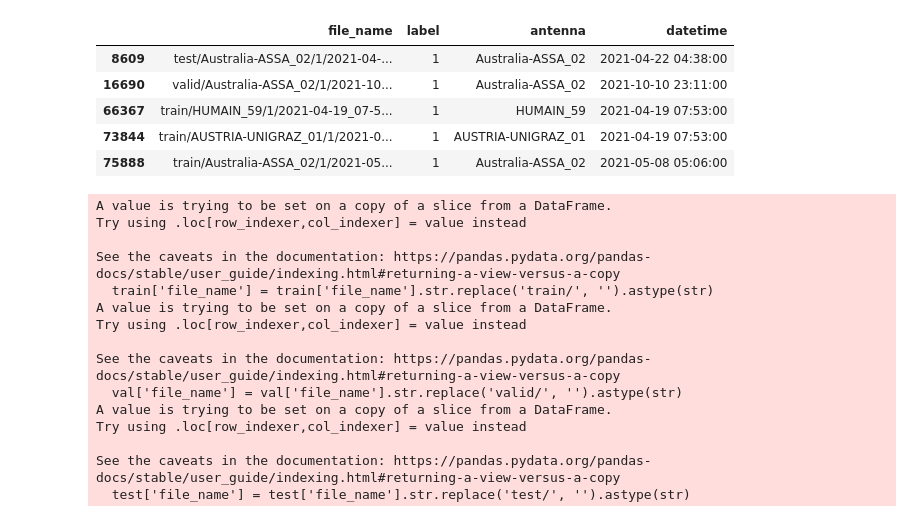
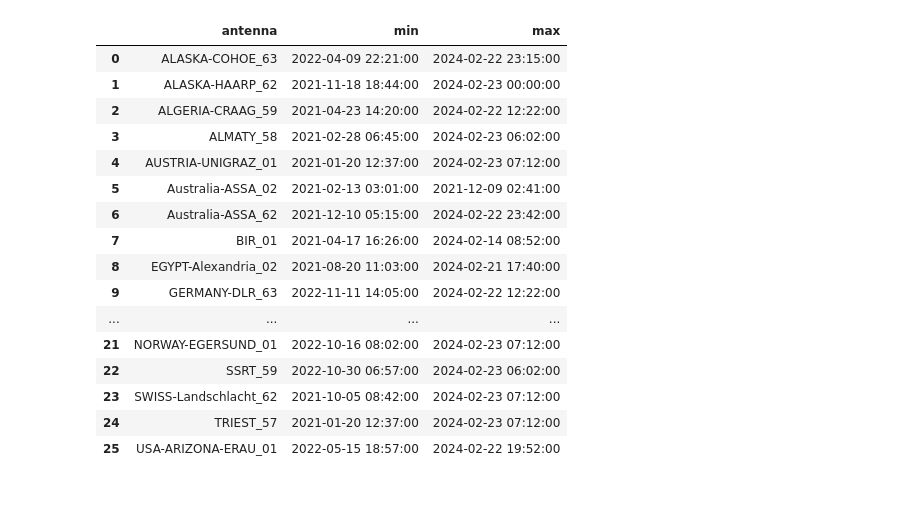
Before and after one commit to i4Ds/Radio-sunburst-labelcreation, a Jupyter notebook: hu_dataset.ipynb, the cells around one changed output. Drawn from its saved outputs; the diff is of its cells as text; code cells hidden in the pictures; blank space fills up the shorter version.

```diff
--- a/hu_dataset.ipynb
+++ b/hu_dataset.ipynb
@@ -17,30 +19,0 @@ df['datetime'] = pd.to_datetime(df['datetime'], format='%Y-%m-%d_%H-%M-%S')#.ast
-# %%
-df[df.label=='1']
-# %% [output]
-|  | file_name | label | antenna | datetime |
-| 8609 | test/Australia-ASSA_02/1/2021-04-... | 1 | Australia-ASSA_02 | 2021-04-22 04:38:00 |
-| 16690 | valid/Australia-ASSA_02/1/2021-10... | 1 | Australia-ASSA_02 | 2021-10-10 23:11:00 |
-| 66367 | train/HUMAIN_59/1/2021-04-19_07-5... | 1 | HUMAIN_59 | 2021-04-19 07:53:00 |
-| 73844 | train/AUSTRIA-UNIGRAZ_01/1/2021-0... | 1 | AUSTRIA-UNIGRAZ_01 | 2021-04-19 07:53:00 |
-| 75888 | train/Australia-ASSA_02/1/2021-05... | 1 | Australia-ASSA_02 | 2021-05-08 05:06:00 |
-# %%
-train, val, test = df[df['file_name'].str.contains('train')],  df[df['file_name'].str.contains('valid')],  df[df['file_name'].str.contains('test')]
-train['file_name'] = train['file_name'].str.replace('train/', '').astype(str)
-val['file_name'] = val['file_name'].str.replace('valid/', '').astype(str)
-test['file_name'] = test['file_name'].str.replace('test/', '').astype(str)
-# %% [output]
-A value is trying to be set on a copy of a slice from a DataFrame.
-Try using .loc[row_indexer,col_indexer] = value instead
-
-See the caveats in the documentation: https://pandas.pydata.org/pandas-docs/stable/user_guide/indexing.html#returning-a-view-versus-a-copy
-  train['file_name'] = train['file_name'].str.replace('train/', '').astype(str)
-A value is trying to be set on a copy of a slice from a DataFrame.
-Try using .loc[row_indexer,col_indexer] = value instead
-
-See the caveats in the documentation: https://pandas.pydata.org/pandas-docs/stable/user_guide/indexing.html#returning-a-view-versus-a-copy
-  val['file_name'] = val['file_name'].str.replace('valid/', '').astype(str)
-A value is trying to be set on a copy of a slice from a DataFrame.
-Try using .loc[row_indexer,col_indexer] = value instead
-
-See the caveats in the documentation: https://pandas.pydata.org/pandas-docs/stable/user_guide/indexing.html#returning-a-view-versus-a-copy
-  test['file_name'] = test['file_name'].str.replace('test/', '').astype(str)
@@ -46,0 +62,23 @@ See the caveats in the documentation: https://pandas.pydata.org/pandas-docs/stab
+# %%
+# Group by 'antenna' and get min, max datetime
+min_max_datetime = df.groupby('antenna')['datetime'].agg(['min', 'max']).reset_index()
+
+min_max_datetime
+# %% [output]
+|  | antenna | min | max |
+| 0 | ALASKA-COHOE_63 | 2022-04-09 22:21:00 | 2024-02-22 23:15:00 |
+| 1 | ALASKA-HAARP_62 | 2021-11-18 18:44:00 | 2024-02-23 00:00:00 |
+| 2 | ALGERIA-CRAAG_59 | 2021-04-23 14:20:00 | 2024-02-22 12:22:00 |
+| 3 | ALMATY_58 | 2021-02-28 06:45:00 | 2024-02-23 06:02:00 |
+| 4 | AUSTRIA-UNIGRAZ_01 | 2021-01-20 12:37:00 | 2024-02-23 07:12:00 |
+| 5 | Australia-ASSA_02 | 2021-02-13 03:01:00 | 2021-12-09 02:41:00 |
+| 6 | Australia-ASSA_62 | 2021-12-10 05:15:00 | 2024-02-22 23:42:00 |
+| 7 | BIR_01 | 2021-04-17 16:26:00 | 2024-02-14 08:52:00 |
+| 8 | EGYPT-Alexandria_02 | 2021-08-20 11:03:00 | 2024-02-21 17:40:00 |
+| 9 | GERMANY-DLR_63 | 2022-11-11 14:05:00 | 2024-02-22 12:22:00 |
+| ... | ... | ... | ... |
+| 21 | NORWAY-EGERSUND_01 | 2022-10-16 08:02:00 | 2024-02-23 07:12:00 |
+| 22 | SSRT_59 | 2022-10-30 06:57:00 | 2024-02-23 06:02:00 |
+| 23 | SWISS-Landschlacht_62 | 2021-10-05 08:42:00 | 2024-02-23 07:12:00 |
+| 24 | TRIEST_57 | 2021-01-20 12:37:00 | 2024-02-23 07:12:00 |
+| 25 | USA-ARIZONA-ERAU_01 | 2022-05-15 18:57:00 | 2024-02-22 19:52:00 |
```
Also changed, not shown: parts of 14 cells of this notebook.
